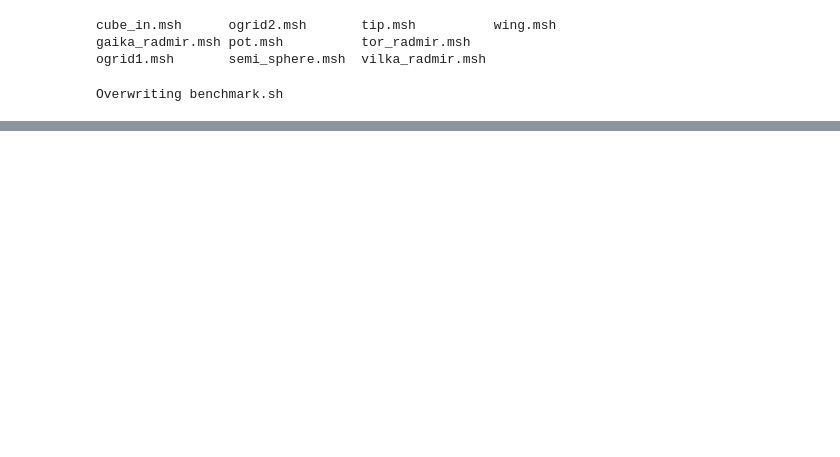
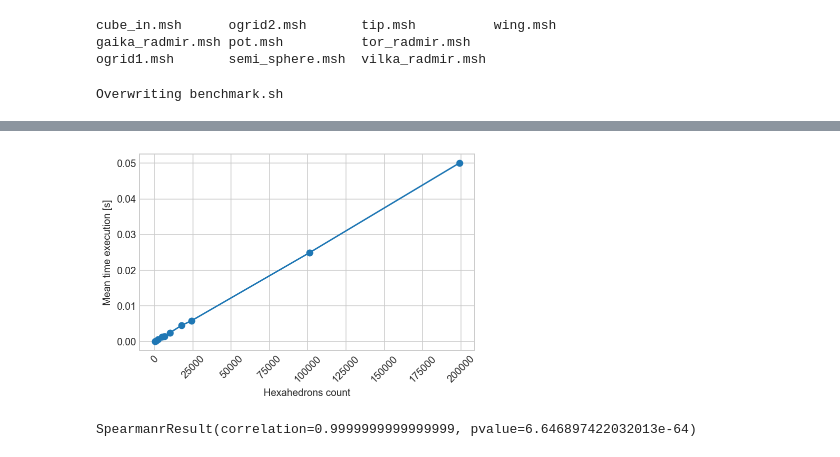
Before and after one commit to arseny-egorov-r/cpp-subdivide-hex, a Jupyter notebook: benchmarks.ipynb, the cells around one changed output, grey strips where cells are left out. Saved outputs shown, nothing was run; the diff lists cells and outputs as text; code cells hidden in the pictures; blank space fills up the shorter version.

Commit message:
Benchmarks better

```diff
--- a/benchmarks.ipynb
+++ b/benchmarks.ipynb
@@ -112,0 +121,3 @@ The PostScript backend does not support transparency; partially transparent arti
+# %%
+meta = pd.DataFrame(benchmarks_meta, columns=['name', 'n_experiments', 'n_hexas', 'mu', 'std'])
+meta
@@ -112,0 +136,25 @@ The PostScript backend does not support transparency; partially transparent arti
+# %%
+dat = meta[["n_hexas", "mu"]].values
+x = dat[:,0]
+y = dat[:,1]
+s = sorted(zip(x, y), key=lambda x: x[0])
+x, y = zip(*s)
+plt.style.use('seaborn-whitegrid')
+fig = plt.figure()
+
+plt.plot(x, y, marker='o')
+plt.xticks(rotation=45)
+
+# plt.title("Зависимость среднего времени выполнения")
+plt.ylabel("Mean time execution [s]")
+plt.xlabel("Hexahedrons count")
+plt.gcf().subplots_adjust(bottom=0.20)
+
+fig.savefig("histograms/Зависимость.eps", format='eps')
+# %% [output]
+[figure, added]
+# %%
+import scipy.stats
+scipy.stats.spearmanr(x, y)
+# %% [output]
+SpearmanrResult(correlation=0.9999999999999999, pvalue=6.646897422032013e-64)
```
Also changed, not shown: parts of 5 cells of this notebook.
